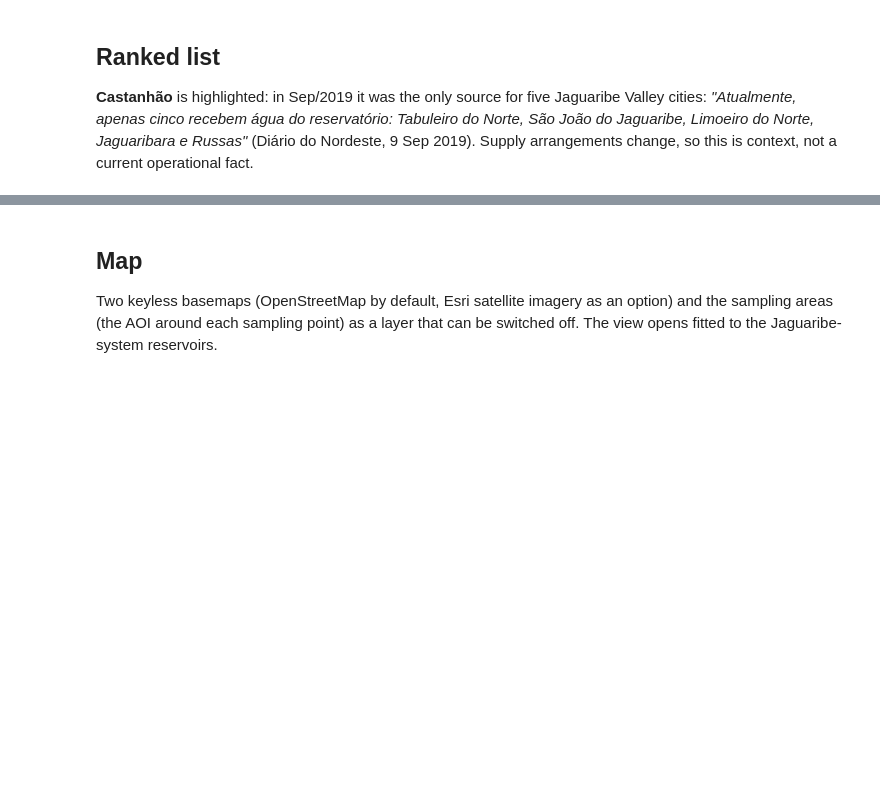
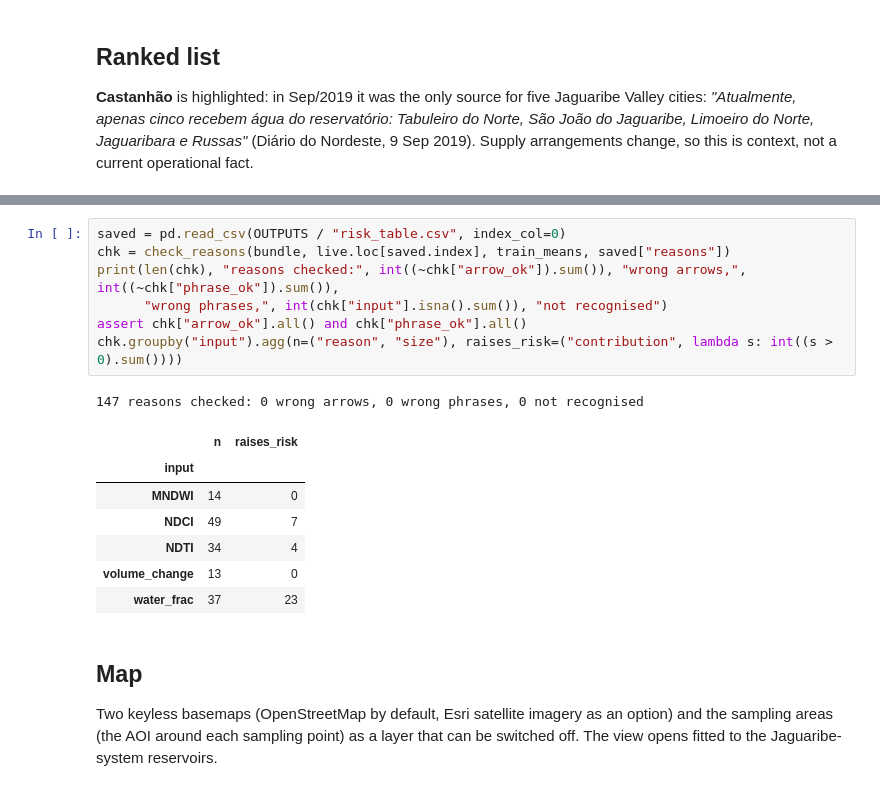
Before and after one commit to FilipeM7S/alerta-acude, a Jupyter notebook: notebooks/05_risk_map.ipynb, the cells around one changed output, grey strips where cells are left out. Saved outputs shown, nothing was run; the diff lists cells and outputs as text; blank space fills up the shorter version.

```diff
--- a/notebooks/05_risk_map.ipynb
+++ b/notebooks/05_risk_map.ipynb
@@ -178,3 +182,19 @@ no clear image in the last 30 days: ['Facundo', 'Faé', 'Figueiredo', 'Gomes', '
+# %%
+saved = pd.read_csv(OUTPUTS / "risk_table.csv", index_col=0)
+chk = check_reasons(bundle, live.loc[saved.index], train_means, saved["reasons"])
+print(len(chk), "reasons checked:", int((~chk["arrow_ok"]).sum()), "wrong arrows,", int((~chk["phrase_ok"]).sum()),
+      "wrong phrases,", int(chk["input"].isna().sum()), "not recognised")
+assert chk["arrow_ok"].all() and chk["phrase_ok"].all()
+chk.groupby("input").agg(n=("reason", "size"), raises_risk=("contribution", lambda s: int((s > 0).sum())))
+# %% [output]
+147 reasons checked: 0 wrong arrows, 0 wrong phrases, 0 not recognised
+|  | n | raises_risk |
+| input |  |  |
+| MNDWI | 14 | 0 |
+| NDCI | 49 | 7 |
+| NDTI | 34 | 4 |
+| volume_change | 13 | 0 |
+| water_frac | 37 | 23 |
 # %% [markdown]
 ## Map
 
```
Also changed, not shown: parts of 2 cells of this notebook, 2 other files.
